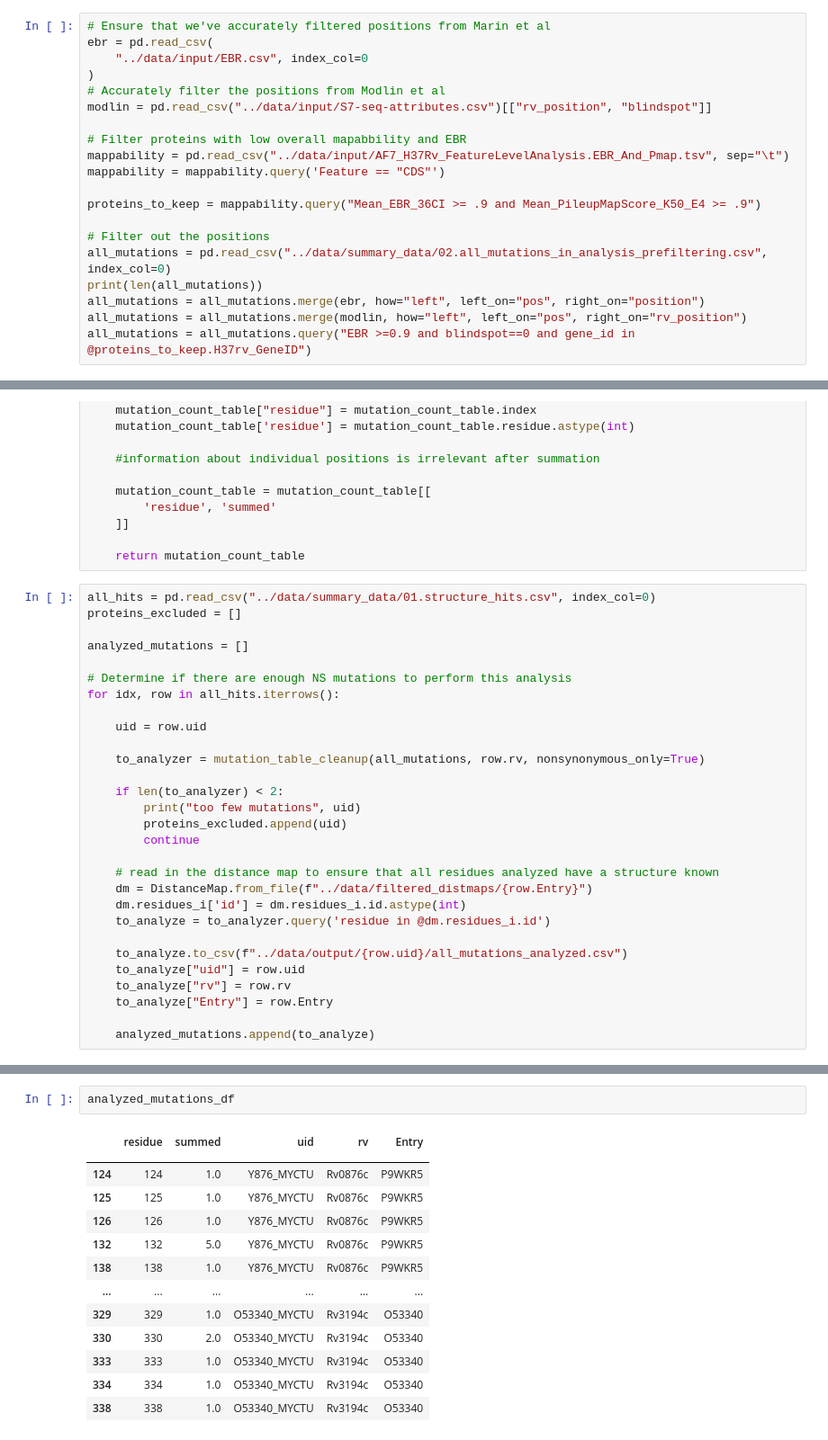
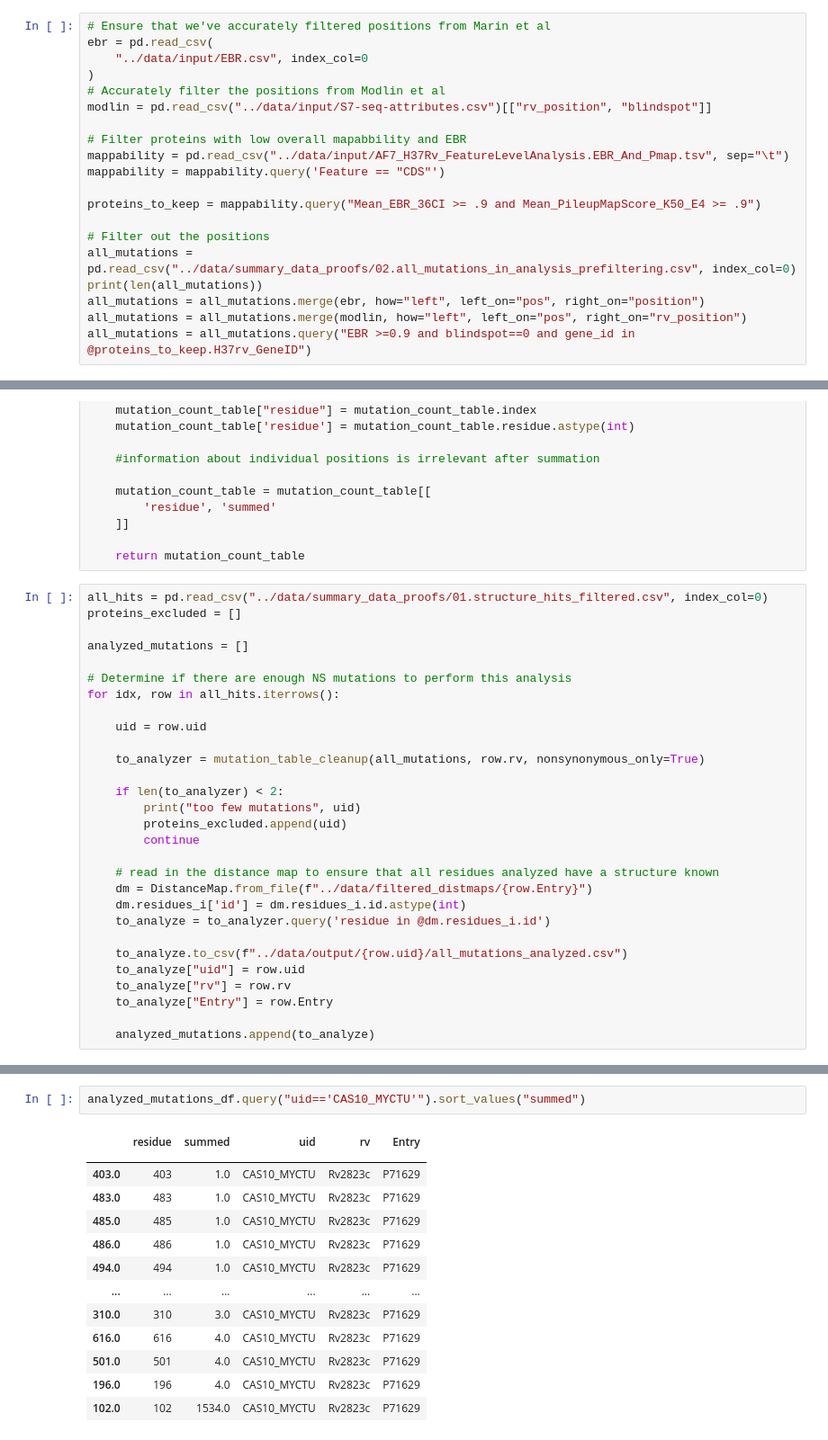
Before and after one commit to aggreen/MTB_Mut_Clust, a Jupyter notebook: scripts/02.prepare_mutation_data.ipynb, the cells around one changed output, grey strips where cells are left out. Shown at 90% size. Saved outputs shown, nothing was run; the diff lists cells and outputs as text.

```diff
--- a/scripts/02.prepare_mutation_data.ipynb
+++ b/scripts/02.prepare_mutation_data.ipynb
@@ -138,7 +142,7 @@ mappability = mappability.query('Feature == "CDS"')
 proteins_to_keep = mappability.query("Mean_EBR_36CI >= .9 and Mean_PileupMapScore_K50_E4 >= .9")
 
 # Filter out the positions
-all_mutations = pd.read_csv("../data/summary_data/02.all_mutations_in_analysis_prefiltering.csv", index_col=0)
+all_mutations = pd.read_csv("../data/summary_data_proofs/02.all_mutations_in_analysis_prefiltering.csv", index_col=0)
 print(len(all_mutations))
 all_mutations = all_mutations.merge(ebr, how="left", left_on="pos", right_on="position")
 all_mutations = all_mutations.merge(modlin, how="left", left_on="pos", right_on="rv_position")
@@ -177,7 +181,7 @@ def mutation_table_cleanup(all_mutations, locus_id, nonsynonymous_only=True):
 
     return mutation_count_table
 # %%
-all_hits = pd.read_csv("../data/summary_data/01.structure_hits.csv", index_col=0)
+all_hits = pd.read_csv("../data/summary_data_proofs/01.structure_hits_filtered.csv", index_col=0)
 proteins_excluded = []
 
 analyzed_mutations = []
@@ -256,16 +260,16 @@ len(analyzed_mutations_df)
 # %%
-analyzed_mutations_df
+analyzed_mutations_df.query("uid=='CAS10_MYCTU'").sort_values("summed")
 # %% [output]
 |  | residue | summed | uid | rv | Entry |
 |  |  |  |  |  |  |
-| 124 | 124 | 1.0 | Y876_MYCTU | Rv0876c | P9WKR5 |
-| 125 | 125 | 1.0 | Y876_MYCTU | Rv0876c | P9WKR5 |
-| 126 | 126 | 1.0 | Y876_MYCTU | Rv0876c | P9WKR5 |
-| 132 | 132 | 5.0 | Y876_MYCTU | Rv0876c | P9WKR5 |
-| 138 | 138 | 1.0 | Y876_MYCTU | Rv0876c | P9WKR5 |
+| 403.0 | 403 | 1.0 | CAS10_MYCTU | Rv2823c | P71629 |
+| 483.0 | 483 | 1.0 | CAS10_MYCTU | Rv2823c | P71629 |
+| 485.0 | 485 | 1.0 | CAS10_MYCTU | Rv2823c | P71629 |
+| 486.0 | 486 | 1.0 | CAS10_MYCTU | Rv2823c | P71629 |
+| 494.0 | 494 | 1.0 | CAS10_MYCTU | Rv2823c | P71629 |
 | ... | ... | ... | ... | ... | ... |
-| 329 | 329 | 1.0 | O53340_MYCTU | Rv3194c | O53340 |
-| 330 | 330 | 2.0 | O53340_MYCTU | Rv3194c | O53340 |
-| 333 | 333 | 1.0 | O53340_MYCTU | Rv3194c | O53340 |
-| 334 | 334 | 1.0 | O53340_MYCTU | Rv3194c | O53340 |
-| 338 | 338 | 1.0 | O53340_MYCTU | Rv3194c | O53340 |
+| 310.0 | 310 | 3.0 | CAS10_MYCTU | Rv2823c | P71629 |
+| 616.0 | 616 | 4.0 | CAS10_MYCTU | Rv2823c | P71629 |
+| 501.0 | 501 | 4.0 | CAS10_MYCTU | Rv2823c | P71629 |
+| 196.0 | 196 | 4.0 | CAS10_MYCTU | Rv2823c | P71629 |
+| 102.0 | 102 | 1534.0 | CAS10_MYCTU | Rv2823c | P71629 |
```
Also changed, not shown: parts of 14 cells of this notebook, 6 other files.
